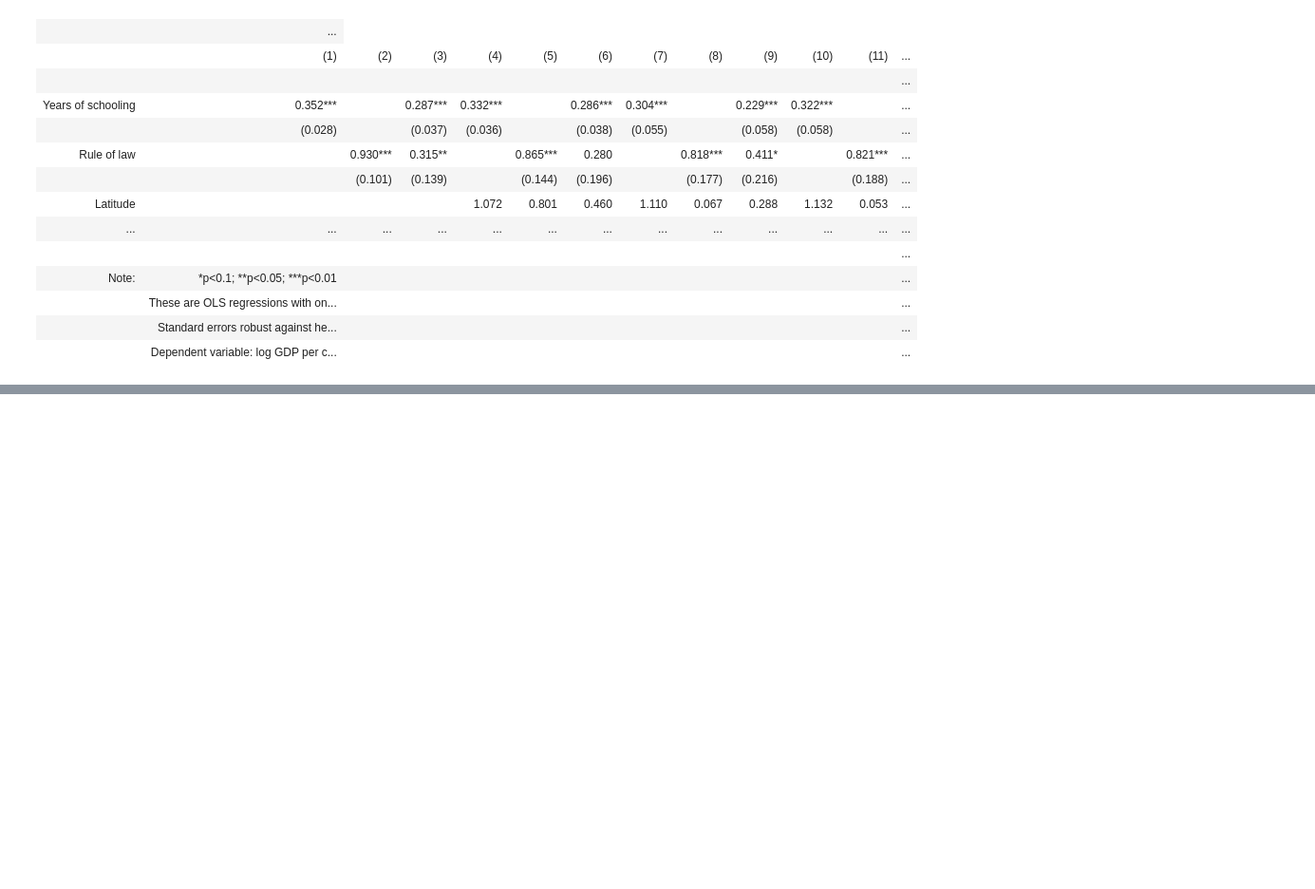
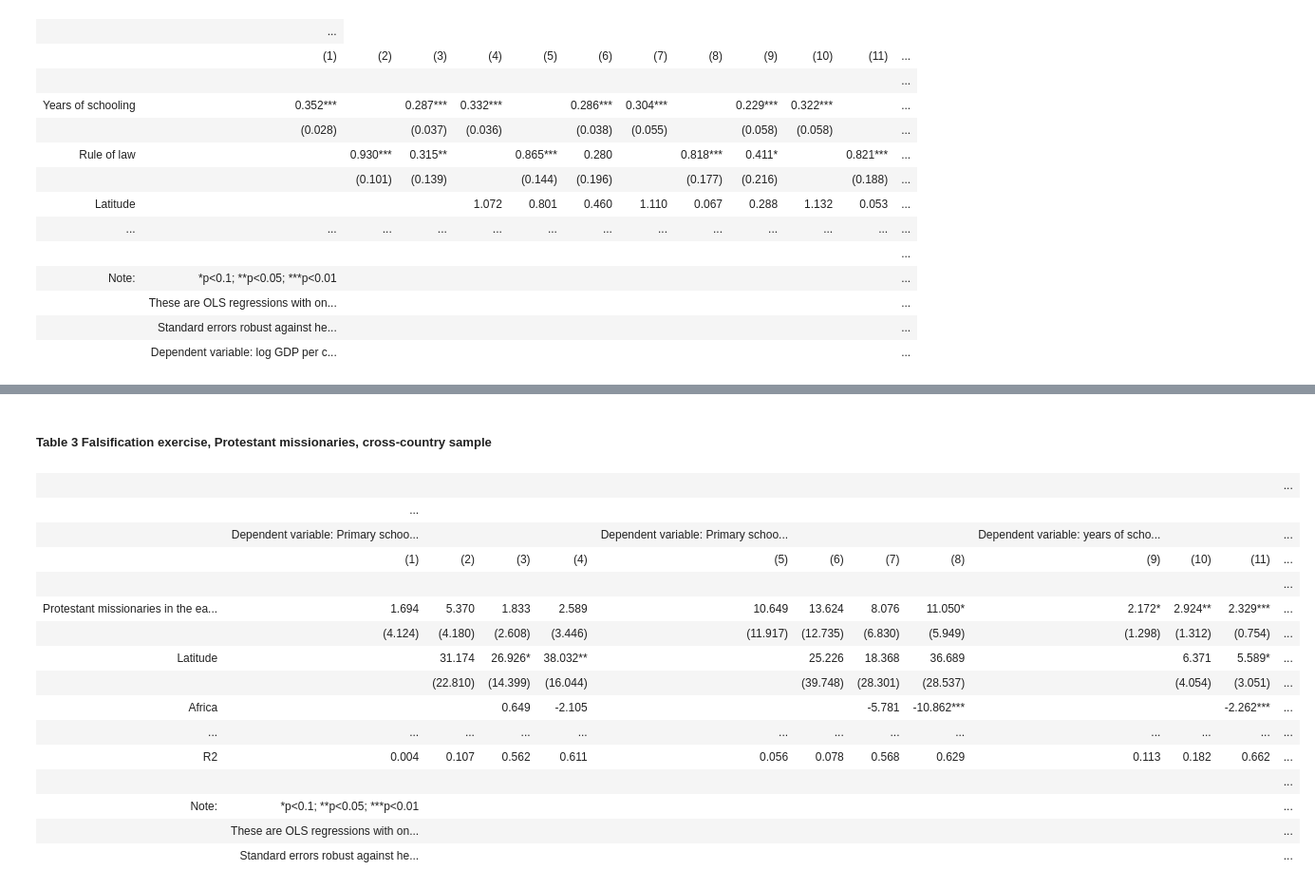
Before and after one commit to melih-damar/ose-data-science-course-project-melih-damar, a Jupyter notebook: Project_Melih_Damar.ipynb, the cells around one changed output, grey strips where cells are left out. Shown: that part at 95% size. Cells and saved outputs as stored; diff of their text form; code cells hidden in the pictures; blank space fills up the shorter version.

```diff
--- a/Project_Melih_Damar.ipynb
+++ b/Project_Melih_Damar.ipynb
@@ -180,0 +199,21 @@ get_table2(country_data)
+# %% [markdown]
+##### Table 3 Falsification exercise, Protestant missionaries, cross-country sample <a class="anchor" id="table_3"></a>
+# %%
+get_table3(country_data)
+# %% [output]
+|  |  |  |  |  |  |  |  |  |  |  |  | ... |
+|  | ... |
+|  | Dependent variable: Primary schoo... |  |  |  | Dependent variable: Primary schoo... |  |  |  | Dependent variable: years of scho... |  |  | ... |
+|  | (1) | (2) | (3) | (4) | (5) | (6) | (7) | (8) | (9) | (10) | (11) | ... |
+|  |  |  |  |  |  |  |  |  |  |  |  | ... |
+| Protestant missionaries in the ea... | 1.694 | 5.370 | 1.833 | 2.589 | 10.649 | 13.624 | 8.076 | 11.050* | 2.172* | 2.924** | 2.329*** | ... |
+|  | (4.124) | (4.180) | (2.608) | (3.446) | (11.917) | (12.735) | (6.830) | (5.949) | (1.298) | (1.312) | (0.754) | ... |
+| Latitude |  | 31.174 | 26.926* | 38.032** |  | 25.226 | 18.368 | 36.689 |  | 6.371 | 5.589* | ... |
+|  |  | (22.810) | (14.399) | (16.044) |  | (39.748) | (28.301) | (28.537) |  | (4.054) | (3.051) | ... |
+| Africa |  |  | 0.649 | -2.105 |  |  | -5.781 | -10.862*** |  |  | -2.262*** | ... |
+| ... | ... | ... | ... | ... | ... | ... | ... | ... | ... | ... | ... | ... |
+| R2 | 0.004 | 0.107 | 0.562 | 0.611 | 0.056 | 0.078 | 0.568 | 0.629 | 0.113 | 0.182 | 0.662 | ... |
+|  |  |  |  |  |  |  |  |  |  |  |  | ... |
+| Note: | *p<0.1; **p<0.05; ***p<0.01 |  |  |  |  |  |  |  |  |  |  | ... |
+|  | These are OLS regressions with on... |  |  |  |  |  |  |  |  |  |  | ... |
+|  | Standard errors robust against he... |  |  |  |  |  |  |  |  |  |  | ... |
```
Also changed, not shown: parts of 35 cells of this notebook.
